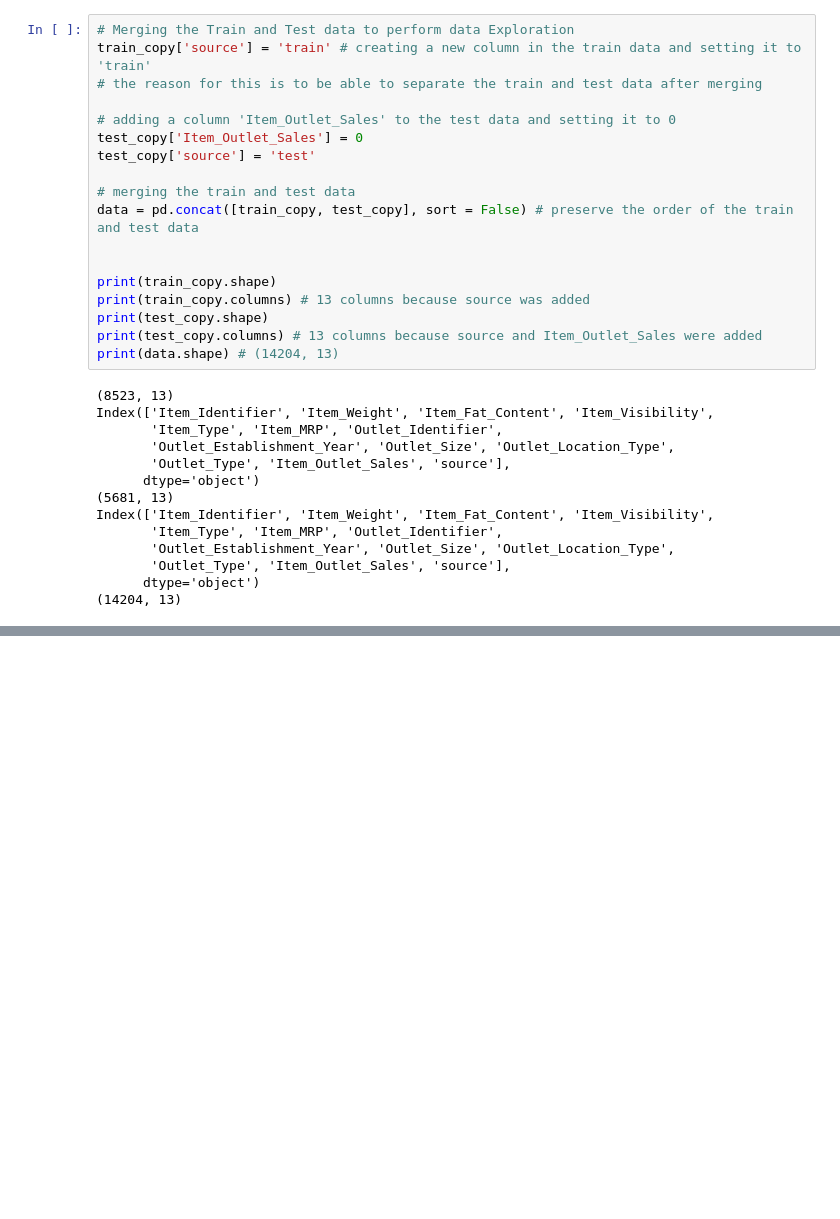
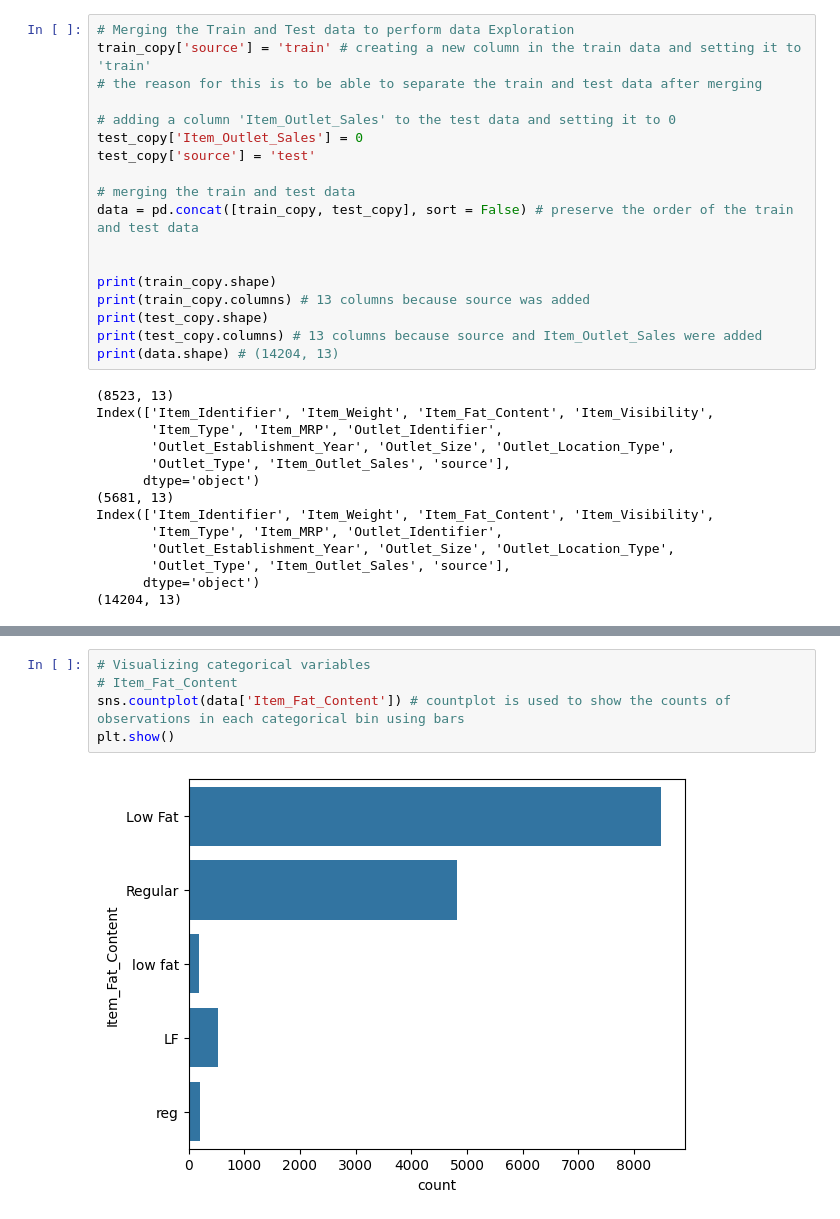
Before and after one commit to Technocolabs100/BigMart-Analysis-and-Prediction-on-Sales-Data, a Jupyter notebook: BigMartSalesPrediction.ipynb, the cells around one changed output, grey strips where cells are left out. Drawn from its saved outputs; the diff is of its cells as text; blank space fills up the shorter version.

```diff
--- a/BigMartSalesPrediction.ipynb
+++ b/BigMartSalesPrediction.ipynb
@@ -165,0 +201,7 @@ data['Outlet_Size'].fillna(data['Outlet_Size'].mode()[0], inplace=True)
+# %%
+# Visualizing categorical variables
+# Item_Fat_Content
+sns.countplot(data['Item_Fat_Content']) # countplot is used to show the counts of observations in each categorical bin using bars
+plt.show()
+# %% [output]
+[figure, added]
```
Also changed, not shown: parts of 14 cells of this notebook.
